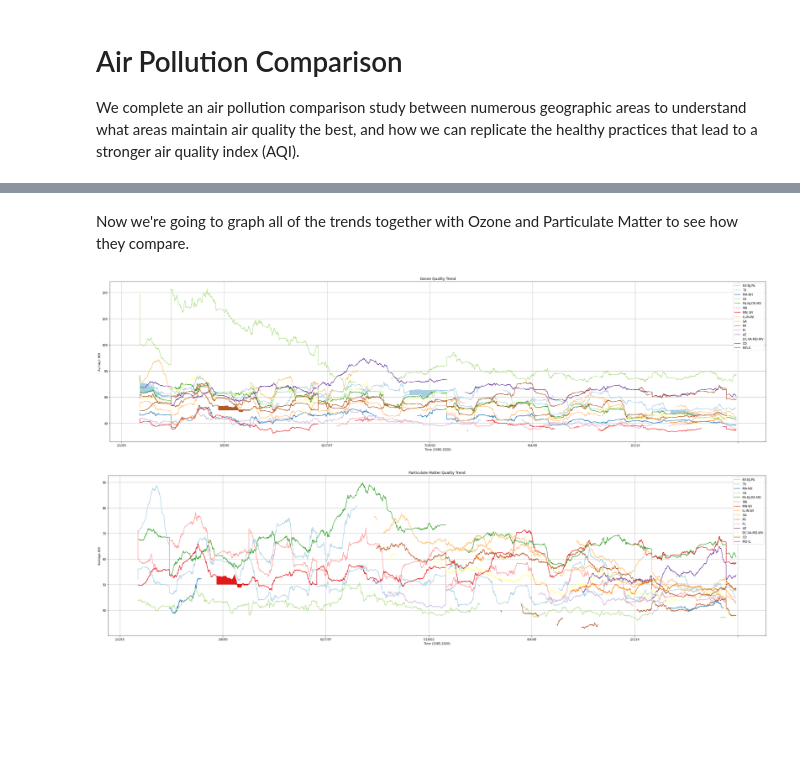
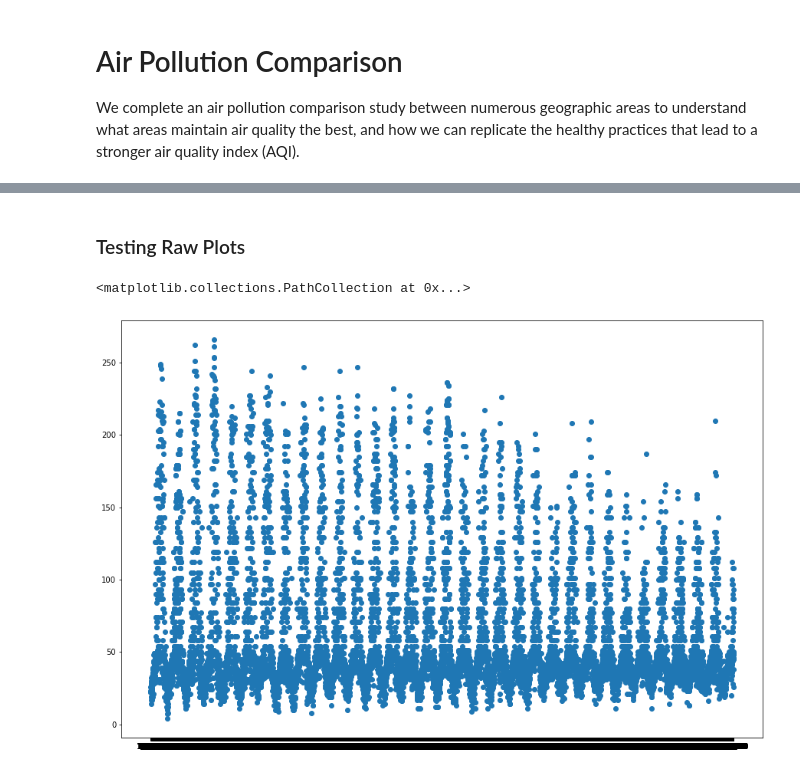
Before and after one commit to shaheermaslam02/airpollution, a Jupyter notebook: Notebooks/airpollution.ipynb, the cells around one changed output, grey strips where cells are left out. Saved outputs shown, nothing was run; the diff lists cells and outputs as text; code cells hidden in the pictures; blank space fills up the shorter version.

```diff
--- a/Notebooks/airpollution.ipynb
+++ b/Notebooks/airpollution.ipynb
@@ -73,33 +12,0 @@ Here we process the data from each MSA and their respective file locations for a
-# %%
-ny_nj_pa_files = concatinate('/Users/smaslam/Desktop/airpollution/airpollution/Areas/NewYork-Newark-JerseyCity/')
-ny_nj_pa = (createDataframe(ny_nj_pa_files))
-il_in_wi_files = concatinate('/Users/smaslam/Desktop/airpollution/airpollution/Areas/Chicago-Naperville-Elgin/')
-il_in_wi = (createDataframe(il_in_wi_files))
-tx_files = concatinate('/Users/smaslam/Desktop/airpollution/airpollution/Areas/Dallas-FortWorth-Arlington/')
-tx = (createDataframe(tx_files))
-ga_files = concatinate('/Users/smaslam/Desktop/airpollution/airpollution/Areas/Atlanta-SandySprings-Roswell/')
-ga = (createDataframe(ga_files))
-ma_nh_files = concatinate('/Users/smaslam/Desktop/airpollution/airpollution/Areas/Boston-Cambridge-Newton/')
-ma_nh = (createDataframe(ma_nh_files))
-mi_files = concatinate('/Users/smaslam/Desktop/airpollution/airpollution/Areas/Detroit-Warren-Dearborn/')
-mi = (createDataframe(mi_files))
-ca_files = concatinate('/Users/smaslam/Desktop/airpollution/airpollution/Areas/LosAngeles-LongBeach-Anaheim/')
-ca = (createDataframe(ca_files))
-fl_files = concatinate('/Users/smaslam/Desktop/airpollution/airpollution/Areas/Miami-FortLauderdale-WestPalmBeach/')
-fl = (createDataframe(fl_files))
-pa_nj_de_md_files = concatinate('/Users/smaslam/Desktop/airpollution/airpollution/Areas/Philadelphia-Camden-Wilmington/')
-pa_nj_de_md = (createDataframe(pa_nj_de_md_files))
-az_files = concatinate('/Users/smaslam/Desktop/airpollution/airpollution/Areas/Phoenix-Mesa-Scottsdale/')
-az = (createDataframe(az_files))
-wa_files = concatinate('/Users/smaslam/Desktop/airpollution/airpollution/Areas/Seattle-Tacoma-Bellevue/')
-wa = (createDataframe(wa_files))
-dc_va_md_wv_files = concatinate('/Users/smaslam/Desktop/airpollution/airpollution/Areas/Washington-Arlington-Alexandria/')
-dc_va_md_wv = (createDataframe(dc_va_md_wv_files))
-mn_wi_files = concatinate('/Users/smaslam/Desktop/airpollution/airpollution/Areas/Minneapolis-St.Paul-Bloomington/')
-mn_wi = (createDataframe(mn_wi_files))
-co_files = concatinate('/Users/smaslam/Desktop/airpollution/airpollution/Areas/Denver-Aurora-Lakewood/')
-co = (createDataframe(co_files))
-mo_il_files = concatinate('/Users/smaslam/Desktop/airpollution/airpollution/Areas/St.Louis/')
-mo_il = (createDataframe(mo_il_files))
-
-areas = [ny_nj_pa, il_in_wi, tx, ga, ma_nh, mi, ca, fl, pa_nj_de_md, az, wa, dc_va_md_wv, mn_wi, co, mo_il]
@@ -218,7 +25,8 @@ aqi_plot(mo_il)
-# %% [markdown]
-Now we're going to graph all of the trends together with Ozone and Particulate Matter to see how they compare.
-# %%
-plot_all(areas)
-# %% [output]
-[figure, removed]
-[figure, removed]
+# %% [markdown]
+### Testing Raw Plots
+# %%
+plt.figure(figsize = (15,10))
+plt.scatter(ny_nj_pa_files['Date'], ny_nj_pa_files['Ozone_AQI_Value'])
+# %% [output]
+<matplotlib.collections.PathCollection at 0x...>
+[figure, added]
```
Also changed, not shown: parts of 42 cells of this notebook, 3 other files.
